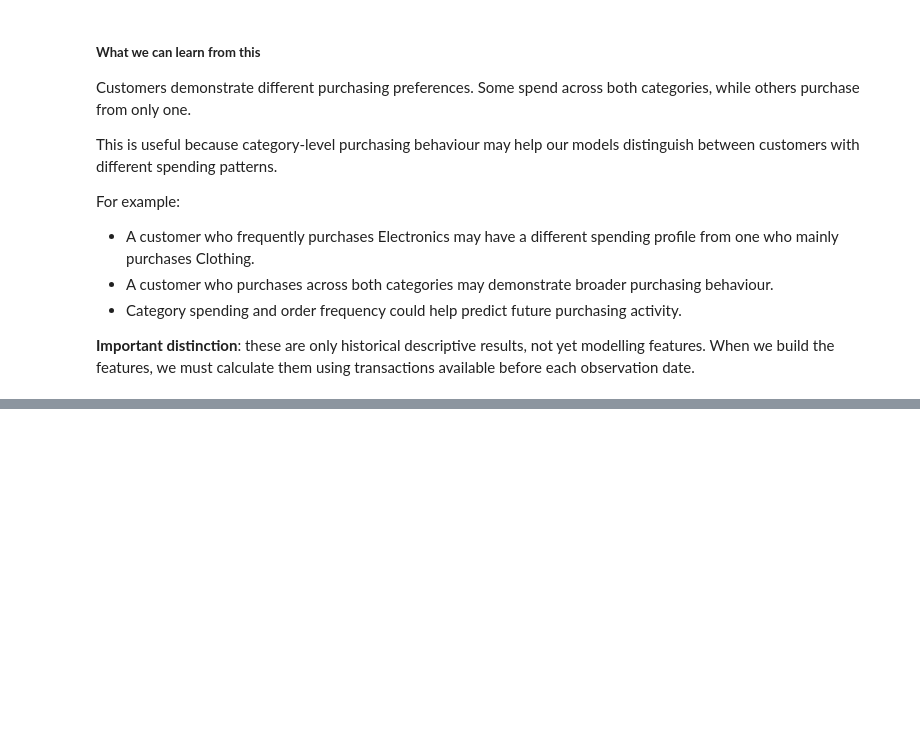
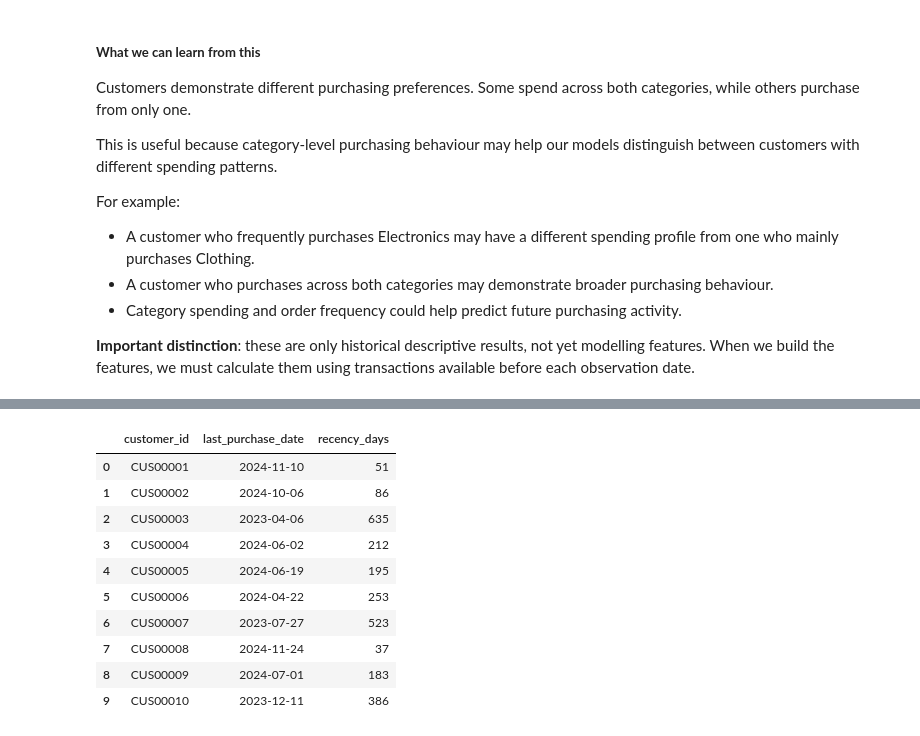
Before and after one commit to Vin-Okumu/lotus-group-customer-value-and-profitability, a Jupyter notebook: 03_Notebooks/03_exploratory_data_analysis.ipynb, the cells around one changed output, grey strips where cells are left out. Saved outputs shown, nothing was run; the diff lists cells and outputs as text; code cells hidden in the pictures; blank space fills up the shorter version.

```diff
--- a/03_Notebooks/03_exploratory_data_analysis.ipynb
+++ b/03_Notebooks/03_exploratory_data_analysis.ipynb
@@ -781,0 +843,33 @@ For example:
+# %%
+# Find each customer's most recent completed purchase date
+
+customer_recency = (
+    completed_orders
+    .groupby("customer_id")
+    .agg(
+        last_purchase_date=("order_date", "max")
+    )
+    .reset_index()
+)
+
+# Use the dataset's final date as the reference date
+reference_date = completed_orders["order_date"].max()
+
+# Calculate days since the last purchase
+customer_recency["recency_days"] = (
+    reference_date - customer_recency["last_purchase_date"]
+).dt.days
+
+customer_recency.head(10)
+# %% [output]
+|  | customer_id | last_purchase_date | recency_days |
+| 0 | CUS00001 | 2024-11-10 | 51 |
+| 1 | CUS00002 | 2024-10-06 | 86 |
+| 2 | CUS00003 | 2023-04-06 | 635 |
+| 3 | CUS00004 | 2024-06-02 | 212 |
+| 4 | CUS00005 | 2024-06-19 | 195 |
+| 5 | CUS00006 | 2024-04-22 | 253 |
+| 6 | CUS00007 | 2023-07-27 | 523 |
+| 7 | CUS00008 | 2024-11-24 | 37 |
+| 8 | CUS00009 | 2024-07-01 | 183 |
+| 9 | CUS00010 | 2023-12-11 | 386 |
```
Also changed, not shown: parts of 14 cells of this notebook.
